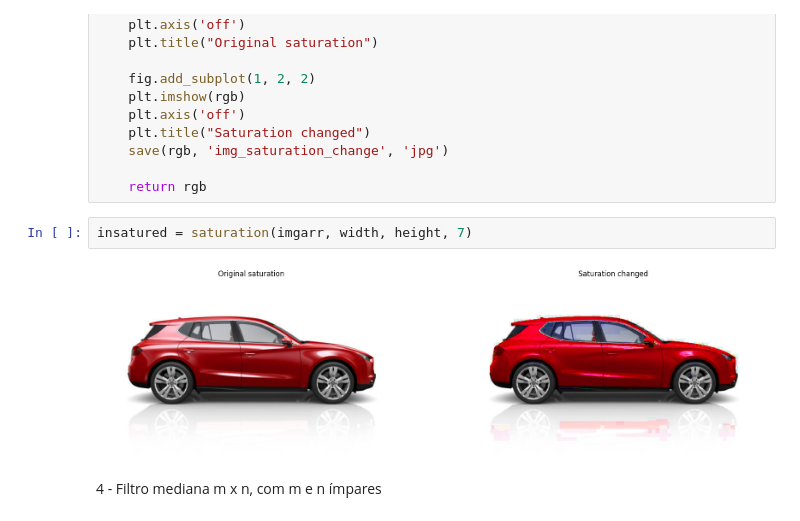
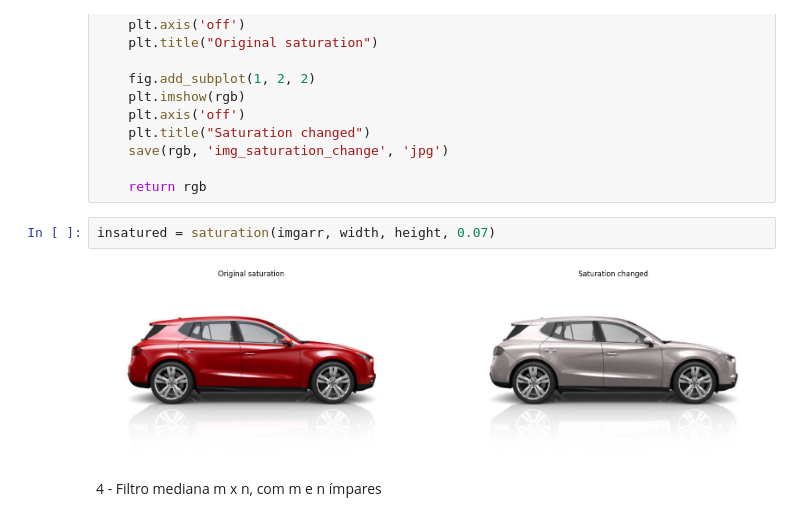
Before and after one commit to ezequieltjo/PDI_Project_1, a Jupyter notebook: PDI.ipynb, the cells around one changed output. Cells and saved outputs as stored; diff of their text form.

```diff
--- a/PDI.ipynb
+++ b/PDI.ipynb
@@ -346,9 +346,9 @@ def saturation(imgarr, width, height, num):
 
     return rgb
 # %%
-insatured = saturation(imgarr, width, height, 7)
+insatured = saturation(imgarr, width, height, 0.07)
 # %% [output]
-[figure, old version]
+[figure, new version]
 # %% [markdown]
 4 - Filtro mediana m x n, com m e n ímpares
 # %%
```
Also changed, not shown: parts of 3 cells of this notebook, 12 other files.
